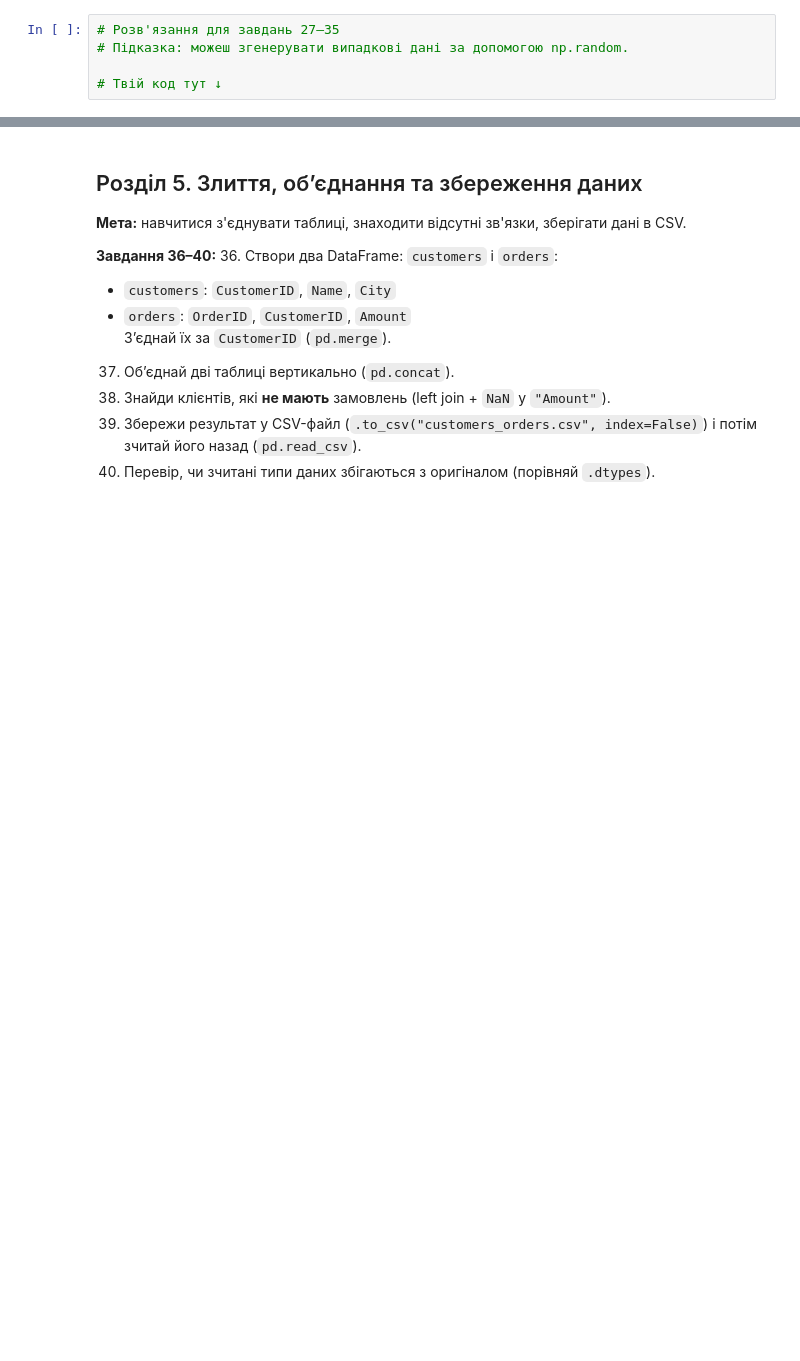
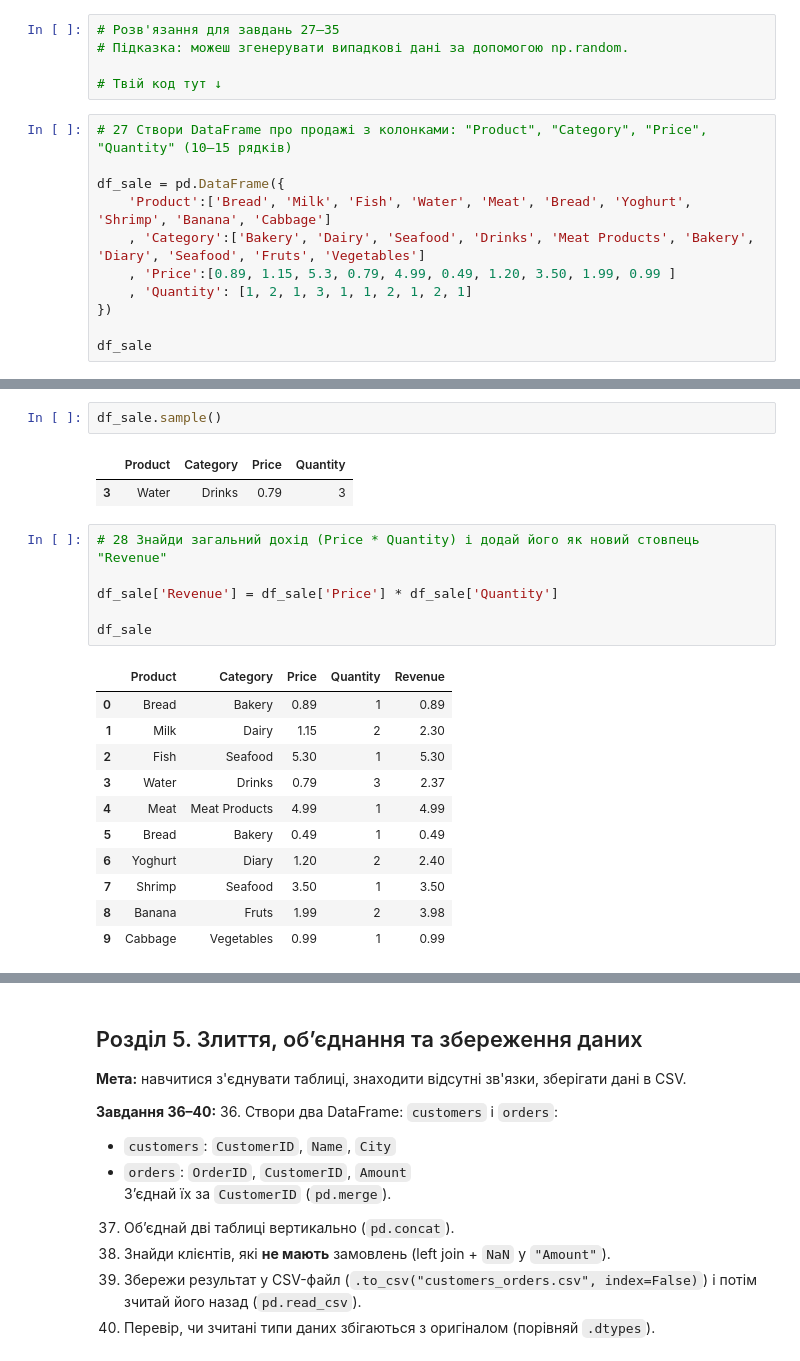
Before and after one commit to SvitChekan/test-task-Python-DTA, a Jupyter notebook: pandas_matplotlib_practice.ipynb, the cells around one changed output, grey strips where cells are left out. Drawn from its saved outputs; the diff is of its cells as text; blank space fills up the shorter version.

```diff
--- a/pandas_matplotlib_practice.ipynb
+++ b/pandas_matplotlib_practice.ipynb
@@ -213,3 +436,14 @@ Name: Age, dtype: bool
 # Підказка: можеш згенерувати випадкові дані за допомогою np.random.
 
 # Твій код тут ↓
+# %%
+# 27 Створи DataFrame про продажі з колонками: "Product", "Category", "Price", "Quantity" (10–15 рядків)
+
+df_sale = pd.DataFrame({
+    'Product':['Bread', 'Milk', 'Fish', 'Water', 'Meat', 'Bread', 'Yoghurt', 'Shrimp', 'Banana', 'Cabbage']
+    , 'Category':['Bakery', 'Dairy', 'Seafood', 'Drinks', 'Meat Products', 'Bakery', 'Diary', 'Seafood', 'Fruts', 'Vegetables']
+    , 'Price':[0.89, 1.15, 5.3, 0.79, 4.99, 0.49, 1.20, 3.50, 1.99, 0.99 ]
+    , 'Quantity': [1, 2, 1, 3, 1, 1, 2, 1, 2, 1]
+})
+
+df_sale
@@ -215,0 +508,23 @@ Name: Age, dtype: bool
+# %%
+df_sale.sample()
+# %% [output]
+|  | Product | Category | Price | Quantity |
+| 3 | Water | Drinks | 0.79 | 3 |
+# %%
+# 28 Знайди загальний дохід (Price * Quantity) і додай його як новий стовпець "Revenue"
+
+df_sale['Revenue'] = df_sale['Price'] * df_sale['Quantity']
+
+df_sale
+# %% [output]
+|  | Product | Category | Price | Quantity | Revenue |
+| 0 | Bread | Bakery | 0.89 | 1 | 0.89 |
+| 1 | Milk | Dairy | 1.15 | 2 | 2.30 |
+| 2 | Fish | Seafood | 5.30 | 1 | 5.30 |
+| 3 | Water | Drinks | 0.79 | 3 | 2.37 |
+| 4 | Meat | Meat Products | 4.99 | 1 | 4.99 |
+| 5 | Bread | Bakery | 0.49 | 1 | 0.49 |
+| 6 | Yoghurt | Diary | 1.20 | 2 | 2.40 |
+| 7 | Shrimp | Seafood | 3.50 | 1 | 3.50 |
+| 8 | Banana | Fruts | 1.99 | 2 | 3.98 |
+| 9 | Cabbage | Vegetables | 0.99 | 1 | 0.99 |
```
Also changed, not shown: parts of 68 cells of this notebook, 3 other files.
